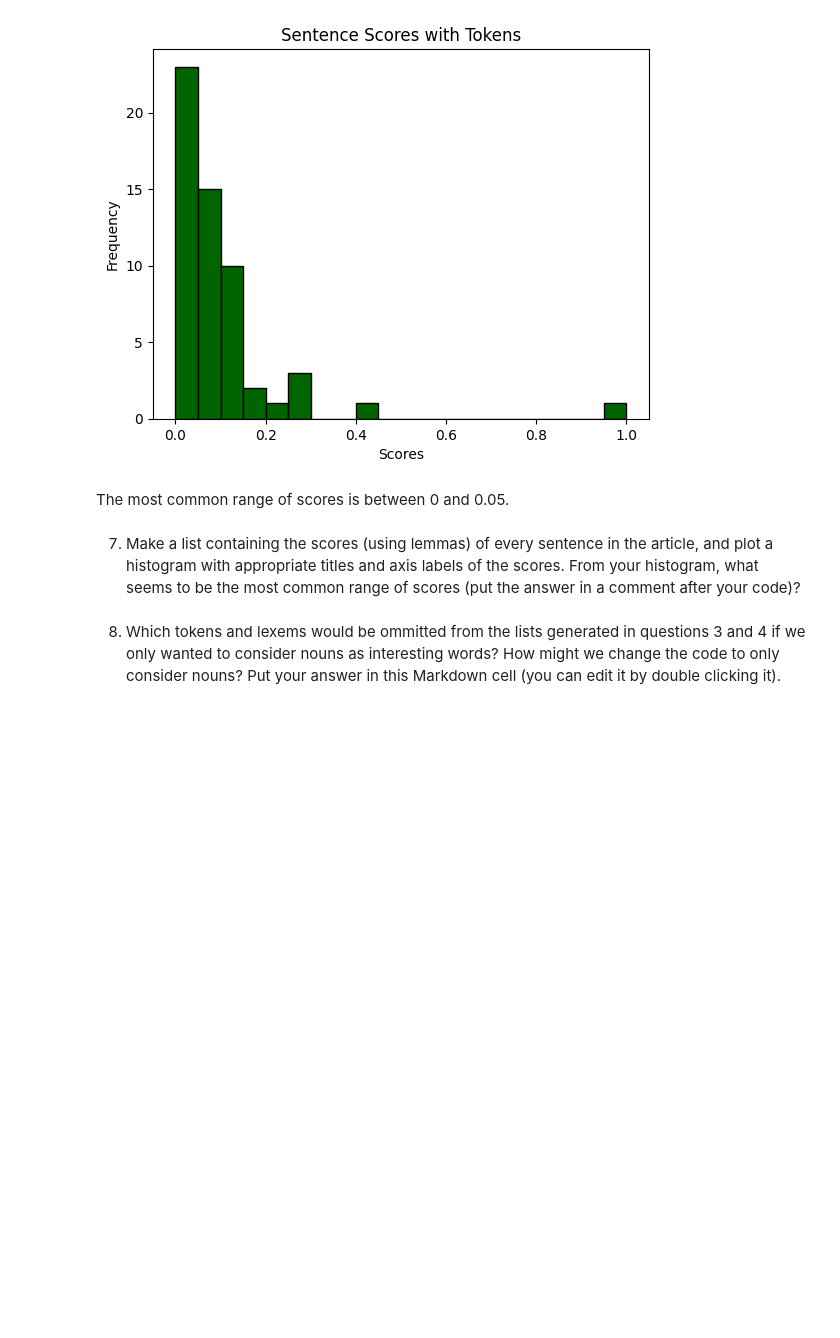
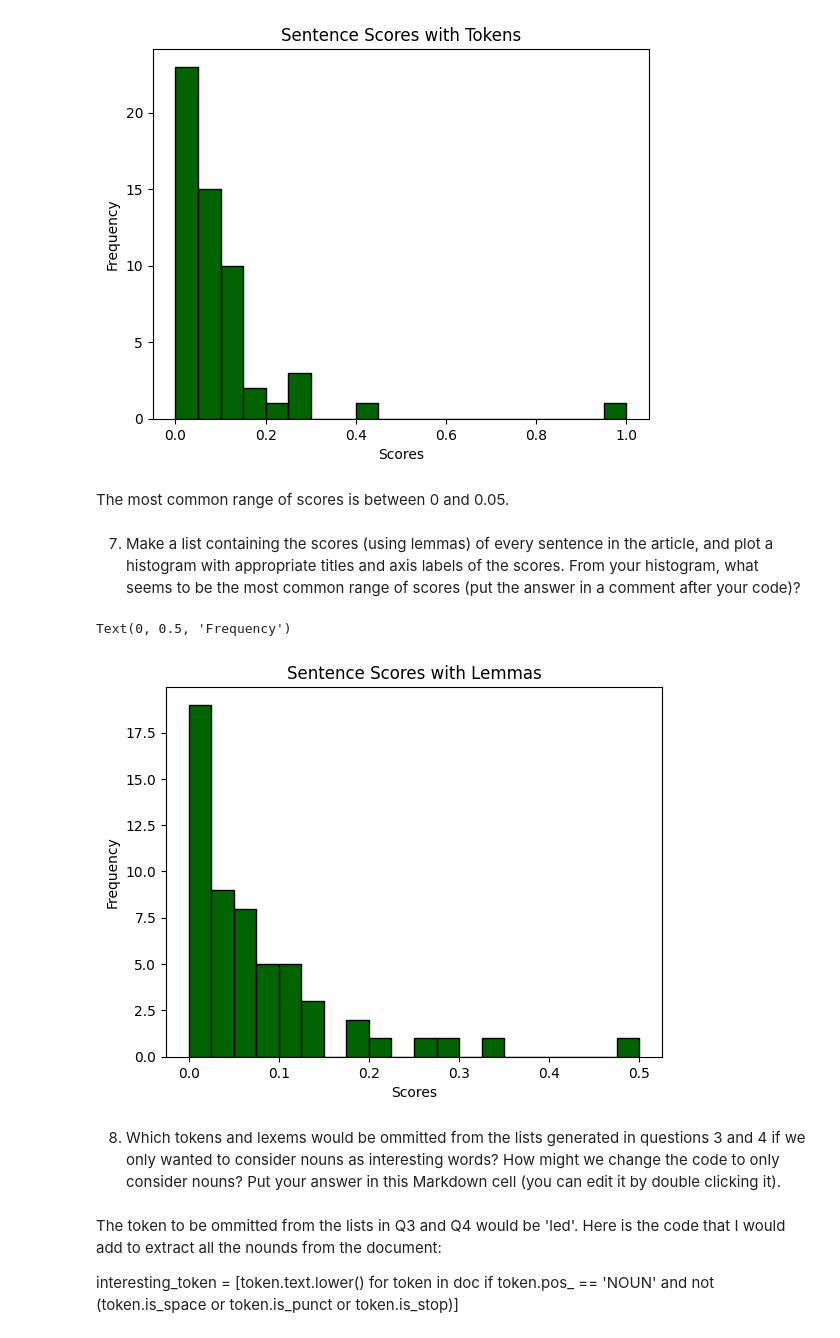
Before and after one commit to Bshell13/shellenberger_module_06, a Jupyter notebook: web-scraping.ipynb, the cells around one changed output. Drawn from its saved outputs; the diff is of its cells as text; code cells hidden in the pictures; blank space fills up the shorter version.

```diff
--- a/web-scraping.ipynb
+++ b/web-scraping.ipynb
@@ -173,5 +173,18 @@ Text(0, 0.5, 'Frequency')
 The most common range of scores is between 0 and 0.05.
 # %% [markdown]
 7. Make a list containing the scores (using lemmas) of every sentence in the article, and plot a histogram with appropriate titles and axis labels of the scores.  From your histogram, what seems to be the most common range of scores (put the answer in a comment after your code)?
+# %%
+most_common_lemma_scores = [score_sentence_by_token(sent, most_common_word_lemma) for sent in sentences]
+plt.hist(most_common_lemma_scores, bins=20, color='darkgreen', edgecolor='black')
+plt.title('Sentence Scores with Lemmas')
+plt.xlabel('Scores')
+plt.ylabel('Frequency')
+# %% [output]
+Text(0, 0.5, 'Frequency')
+[figure, added]
 # %% [markdown]
 8. Which tokens and lexems would be ommitted from the lists generated in questions 3 and 4 if we only wanted to consider nouns as interesting words?  How might we change the code to only consider nouns? Put your answer in this Markdown cell (you can edit it by double clicking it).
+# %% [markdown]
+The token to be ommitted from the lists in Q3 and Q4 would be 'led'. Here is the code that I would add to extract all the nounds from the document:
+
+interesting_token = [token.text.lower() for token in doc if token.pos_ == 'NOUN' and not (token.is_space or token.is_punct or token.is_stop)]
```
Also changed, not shown: parts of 1 cell of this notebook.
